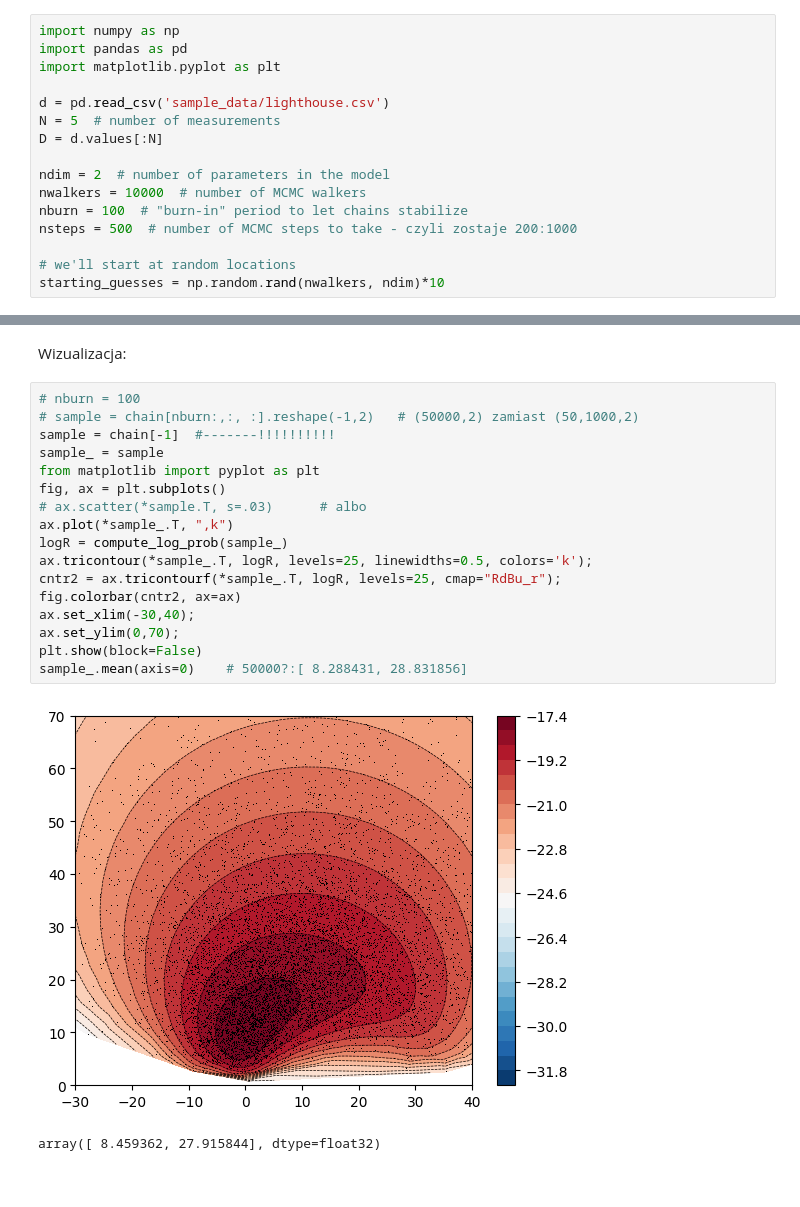
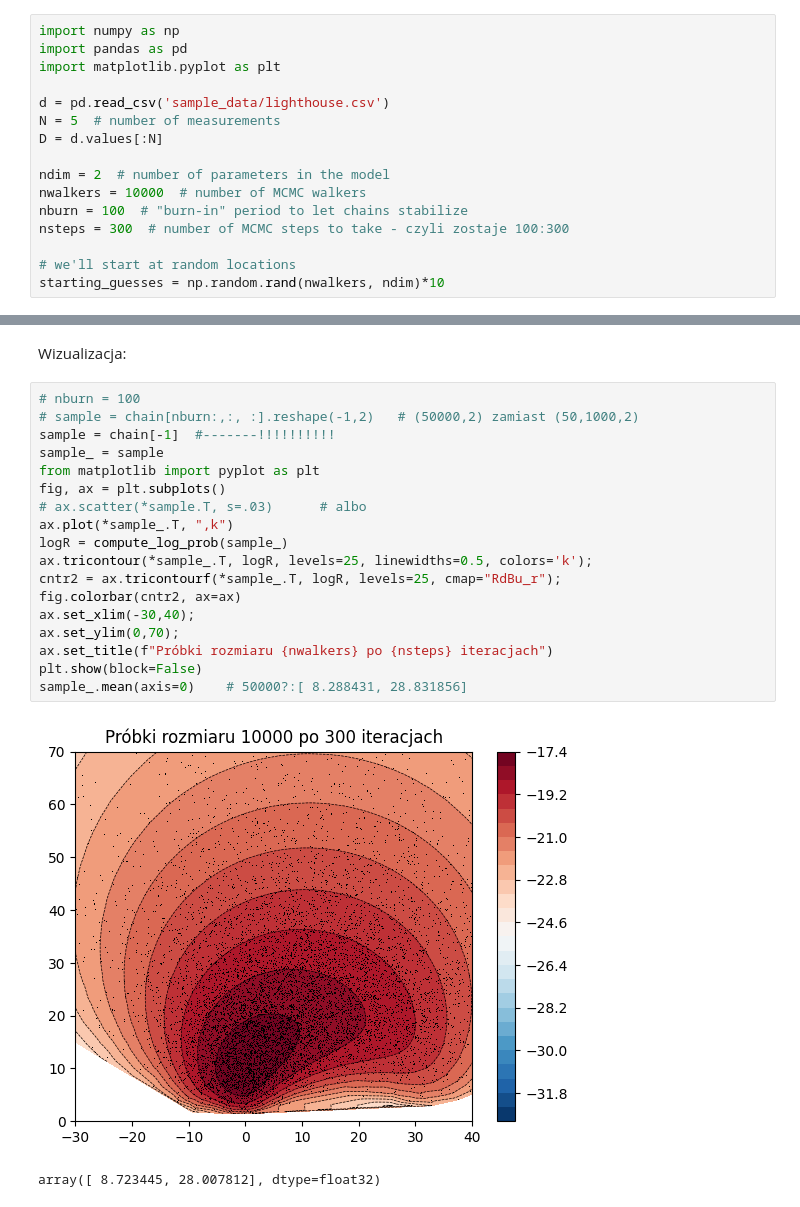
Before and after one commit to GrzegorzAndrzejczak/Programowanie-w-Pythonie, a Jupyter notebook: CASE_lighthouse_emcee.ipynb, the cells around one changed output, grey strips where cells are left out. Cells and saved outputs as stored; diff of their text form.

```diff
--- a/CASE_lighthouse_emcee.ipynb
+++ b/CASE_lighthouse_emcee.ipynb
@@ -56,7 +56,7 @@ D = d.values[:N]
 ndim = 2  # number of parameters in the model
 nwalkers = 10000  # number of MCMC walkers
 nburn = 100  # "burn-in" period to let chains stabilize
-nsteps = 500  # number of MCMC steps to take - czyli zostaje 200:1000
+nsteps = 300  # number of MCMC steps to take - czyli zostaje 100:300
 
 # we'll start at random locations
 starting_guesses = np.random.rand(nwalkers, ndim)*10
@@ -147,23 +147,24 @@ Wizualizacja:
 # %%
 # nburn = 100
 # sample = chain[nburn:,:, :].reshape(-1,2)   # (50000,2) zamiast (50,1000,2)
 sample = chain[-1]  #-------!!!!!!!!!!
 sample_ = sample
 from matplotlib import pyplot as plt
 fig, ax = plt.subplots()
 # ax.scatter(*sample.T, s=.03)      # albo
 ax.plot(*sample_.T, ",k")
 logR = compute_log_prob(sample_)
 ax.tricontour(*sample_.T, logR, levels=25, linewidths=0.5, colors='k');
 cntr2 = ax.tricontourf(*sample_.T, logR, levels=25, cmap="RdBu_r");
 fig.colorbar(cntr2, ax=ax)
 ax.set_xlim(-30,40);
 ax.set_ylim(0,70);
+ax.set_title(f"Próbki rozmiaru {nwalkers} po {nsteps} iteracjach")
 plt.show(block=False)
 sample_.mean(axis=0)    # 50000?:[ 8.288431, 28.831856]
 # %% [output]
-[figure, old version]
+[figure, new version]
-array([ 8.459362, 27.915844], dtype=float32)
+array([ 8.723445, 28.007812], dtype=float32)
 # %%
 # czas na ocenę TM-dist...
 bins = 140
```
Also changed, not shown: parts of 2 cells of this notebook.
